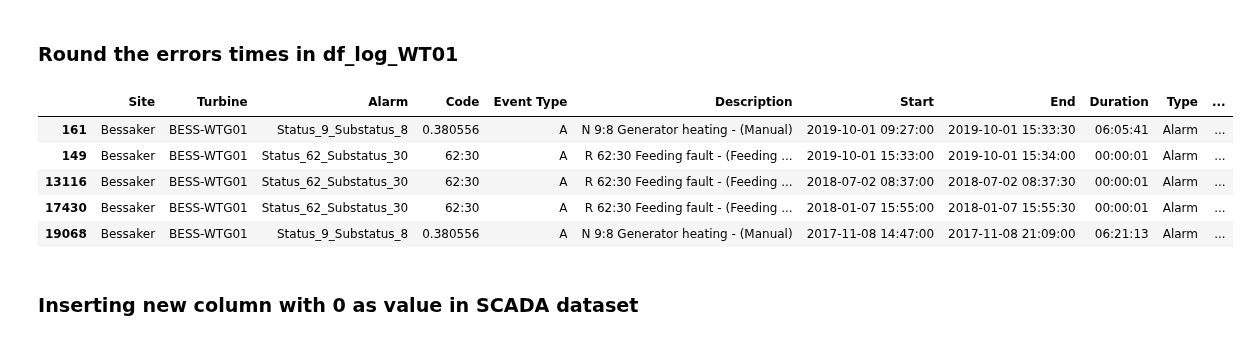
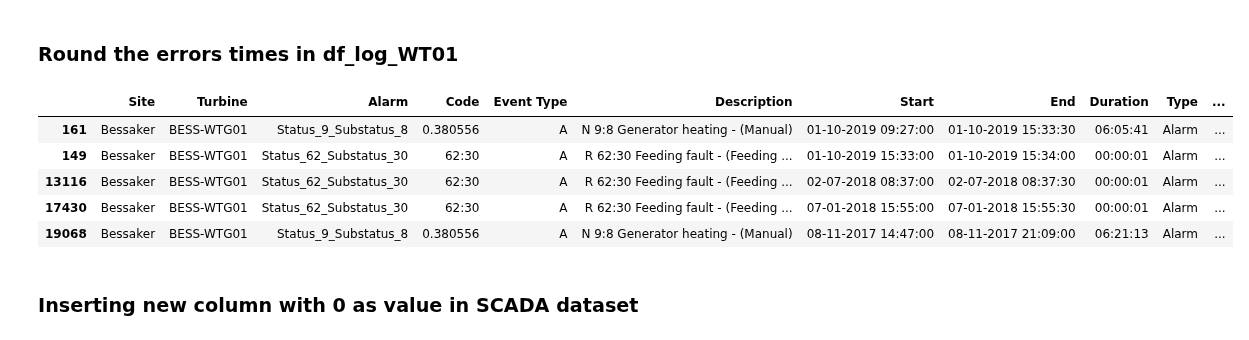
Before and after one commit to StianIsmar/project-thesis, a Jupyter notebook: TE/fill_in_blanks.ipynb, the cells around one changed output. Cells and saved outputs as stored; diff of their text form; code cells hidden in the pictures.

```diff
--- a/TE/fill_in_blanks.ipynb
+++ b/TE/fill_in_blanks.ipynb
@@ -227,10 +227,10 @@ selected_errors = [
 ]
 
 def remove_unnecessary_faults(dataframe):
-  new_df = pd.DataFrame(columns=df_log_WT01.columns)
+  new_df = pd.DataFrame(columns=dataframe.columns)
 
   for fault in selected_errors:
-    new_df = new_df.append(df_log_WT01[ df_log_WT01["Alarm"] == fault])
+    new_df = new_df.append(dataframe[ dataframe["Alarm"] == fault])
   return new_df
 # %%
 df_log_WT01 = remove_unnecessary_faults(df_log_WT01)
@@ -302,14 +300,17 @@ timestamp_error: 2018-01-29 14:38:04
 # %%
 df_log = df_log_WT01.copy()
 df_log['Start'] = df_log['Start'].apply(lambda x:floor_timestamp_start(x))
 df_log['End'] = df_log['End'].apply(lambda x: ceil_timestamp_end(x))
+
+df_log['Start'] = pd.to_datetime(df_log['Start'], format='%d-%m-%Y %H:%M:%S').dt.strftime('%d-%m-%Y %H:%M:%S')
+df_log['End'] = pd.to_datetime(df_log['End'], format='%d-%m-%Y %H:%M:%S').dt.strftime('%d-%m-%Y %H:%M:%S')
 df_log.head()
 # %% [output]
 |  | Site | Turbine | Alarm | Code | Event Type | Description | Start | End | Duration | Type | ... |
-| 161 | Bessaker | BESS-WTG01 | Status_9_Substatus_8 | 0.380556 | A | N 9:8 Generator heating - (Manual) | 2019-10-01 09:27:00 | 2019-10-01 15:33:30 | 06:05:41 | Alarm | ... |
-| 149 | Bessaker | BESS-WTG01 | Status_62_Substatus_30 | 62:30 | A | R 62:30 Feeding fault - (Feeding ... | 2019-10-01 15:33:00 | 2019-10-01 15:34:00 | 00:00:01 | Alarm | ... |
-| 13116 | Bessaker | BESS-WTG01 | Status_62_Substatus_30 | 62:30 | A | R 62:30 Feeding fault - (Feeding ... | 2018-07-02 08:37:00 | 2018-07-02 08:37:30 | 00:00:01 | Alarm | ... |
-| 17430 | Bessaker | BESS-WTG01 | Status_62_Substatus_30 | 62:30 | A | R 62:30 Feeding fault - (Feeding ... | 2018-01-07 15:55:00 | 2018-01-07 15:55:30 | 00:00:01 | Alarm | ... |
-| 19068 | Bessaker | BESS-WTG01 | Status_9_Substatus_8 | 0.380556 | A | N 9:8 Generator heating - (Manual) | 2017-11-08 14:47:00 | 2017-11-08 21:09:00 | 06:21:13 | Alarm | ... |
+| 161 | Bessaker | BESS-WTG01 | Status_9_Substatus_8 | 0.380556 | A | N 9:8 Generator heating - (Manual) | 01-10-2019 09:27:00 | 01-10-2019 15:33:30 | 06:05:41 | Alarm | ... |
+| 149 | Bessaker | BESS-WTG01 | Status_62_Substatus_30 | 62:30 | A | R 62:30 Feeding fault - (Feeding ... | 01-10-2019 15:33:00 | 01-10-2019 15:34:00 | 00:00:01 | Alarm | ... |
+| 13116 | Bessaker | BESS-WTG01 | Status_62_Substatus_30 | 62:30 | A | R 62:30 Feeding fault - (Feeding ... | 02-07-2018 08:37:00 | 02-07-2018 08:37:30 | 00:00:01 | Alarm | ... |
+| 17430 | Bessaker | BESS-WTG01 | Status_62_Substatus_30 | 62:30 | A | R 62:30 Feeding fault - (Feeding ... | 07-01-2018 15:55:00 | 07-01-2018 15:55:30 | 00:00:01 | Alarm | ... |
+| 19068 | Bessaker | BESS-WTG01 | Status_9_Substatus_8 | 0.380556 | A | N 9:8 Generator heating - (Manual) | 08-11-2017 14:47:00 | 08-11-2017 21:09:00 | 06:21:13 | Alarm | ... |
 # %% [markdown]
 ### Inserting new column with 0 as value in SCADA dataset
```
Also changed, not shown: parts of 15 cells of this notebook.
